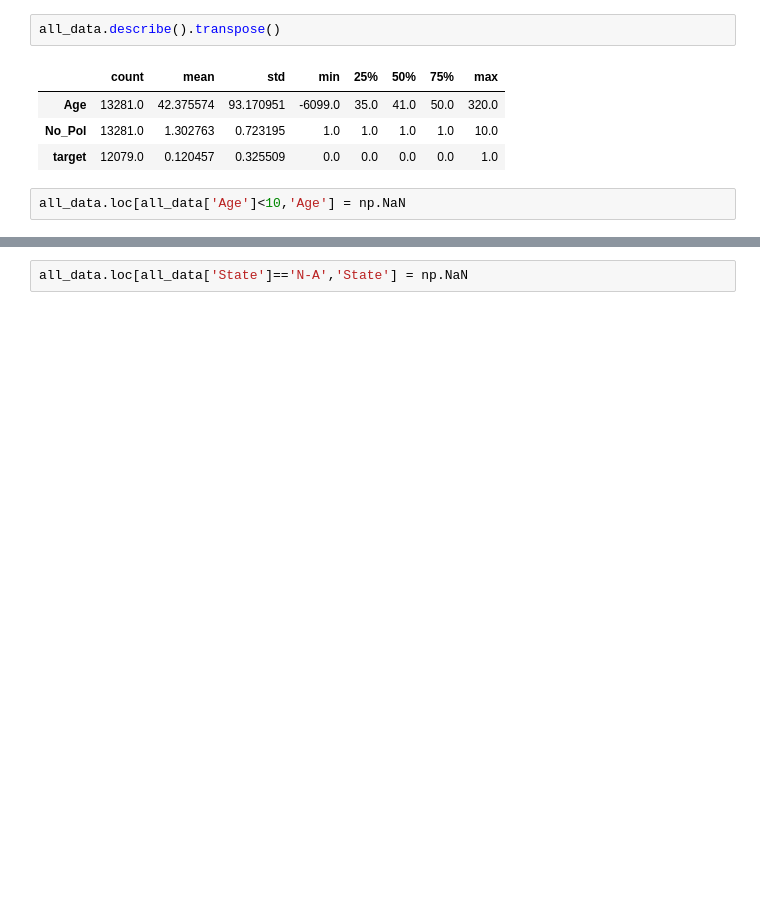
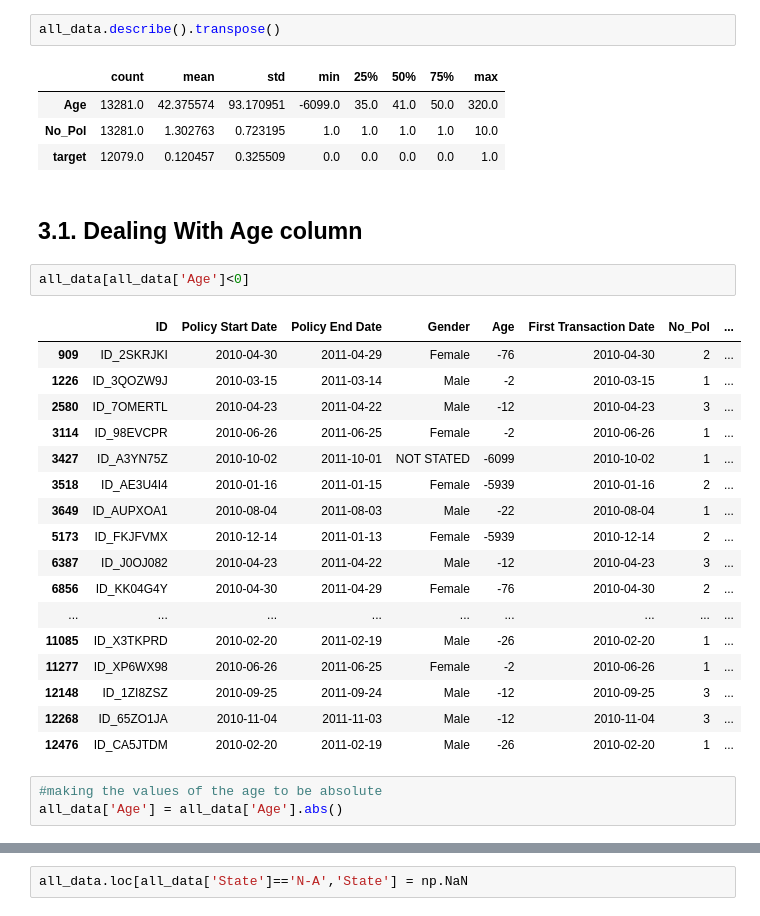
Before and after one commit to Houssem23x/IndabaX-Ghana-AutoInland-Vehicle-Insurance-Claim, a Jupyter notebook: IndabaX Ghana AutoInland Vehicle Insurance Claim.ipynb, the cells around one changed output, grey strips where cells are left out. Drawn from its saved outputs; the diff is of its cells as text; blank space fills up the shorter version.

```diff
--- a/IndabaX Ghana AutoInland Vehicle Insurance Claim.ipynb
+++ b/IndabaX Ghana AutoInland Vehicle Insurance Claim.ipynb
@@ -91,5 +113,28 @@ all_data.describe().transpose()
 | Age | 13281.0 | 42.375574 | 93.170951 | -6099.0 | 35.0 | 41.0 | 50.0 | 320.0 |
 | No_Pol | 13281.0 | 1.302763 | 0.723195 | 1.0 | 1.0 | 1.0 | 1.0 | 10.0 |
 | target | 12079.0 | 0.120457 | 0.325509 | 0.0 | 0.0 | 0.0 | 0.0 | 1.0 |
+# %% [markdown]
+## **3.1. Dealing With Age column**
 # %%
-all_data.loc[all_data['Age']<10,'Age'] = np.NaN
+all_data[all_data['Age']<0]
+# %% [output]
+|  | ID | Policy Start Date | Policy End Date | Gender | Age | First Transaction Date | No_Pol | ... |
+| 909 | ID_2SKRJKI | 2010-04-30 | 2011-04-29 | Female | -76 | 2010-04-30 | 2 | ... |
+| 1226 | ID_3QOZW9J | 2010-03-15 | 2011-03-14 | Male | -2 | 2010-03-15 | 1 | ... |
+| 2580 | ID_7OMERTL | 2010-04-23 | 2011-04-22 | Male | -12 | 2010-04-23 | 3 | ... |
+| 3114 | ID_98EVCPR | 2010-06-26 | 2011-06-25 | Female | -2 | 2010-06-26 | 1 | ... |
+| 3427 | ID_A3YN75Z | 2010-10-02 | 2011-10-01 | NOT STATED | -6099 | 2010-10-02 | 1 | ... |
+| 3518 | ID_AE3U4I4 | 2010-01-16 | 2011-01-15 | Female | -5939 | 2010-01-16 | 2 | ... |
+| 3649 | ID_AUPXOA1 | 2010-08-04 | 2011-08-03 | Male | -22 | 2010-08-04 | 1 | ... |
+| 5173 | ID_FKJFVMX | 2010-12-14 | 2011-01-13 | Female | -5939 | 2010-12-14 | 2 | ... |
+| 6387 | ID_J0OJ082 | 2010-04-23 | 2011-04-22 | Male | -12 | 2010-04-23 | 3 | ... |
+| 6856 | ID_KK04G4Y | 2010-04-30 | 2011-04-29 | Female | -76 | 2010-04-30 | 2 | ... |
+| ... | ... | ... | ... | ... | ... | ... | ... | ... |
+| 11085 | ID_X3TKPRD | 2010-02-20 | 2011-02-19 | Male | -26 | 2010-02-20 | 1 | ... |
+| 11277 | ID_XP6WX98 | 2010-06-26 | 2011-06-25 | Female | -2 | 2010-06-26 | 1 | ... |
+| 12148 | ID_1ZI8ZSZ | 2010-09-25 | 2011-09-24 | Male | -12 | 2010-09-25 | 3 | ... |
+| 12268 | ID_65ZO1JA | 2010-11-04 | 2011-11-03 | Male | -12 | 2010-11-04 | 3 | ... |
+| 12476 | ID_CA5JTDM | 2010-02-20 | 2011-02-19 | Male | -26 | 2010-02-20 | 1 | ... |
+# %%
+#making the values of the age to be absolute
+all_data['Age'] = all_data['Age'].abs()
```
Also changed, not shown: parts of 22 cells of this notebook.
